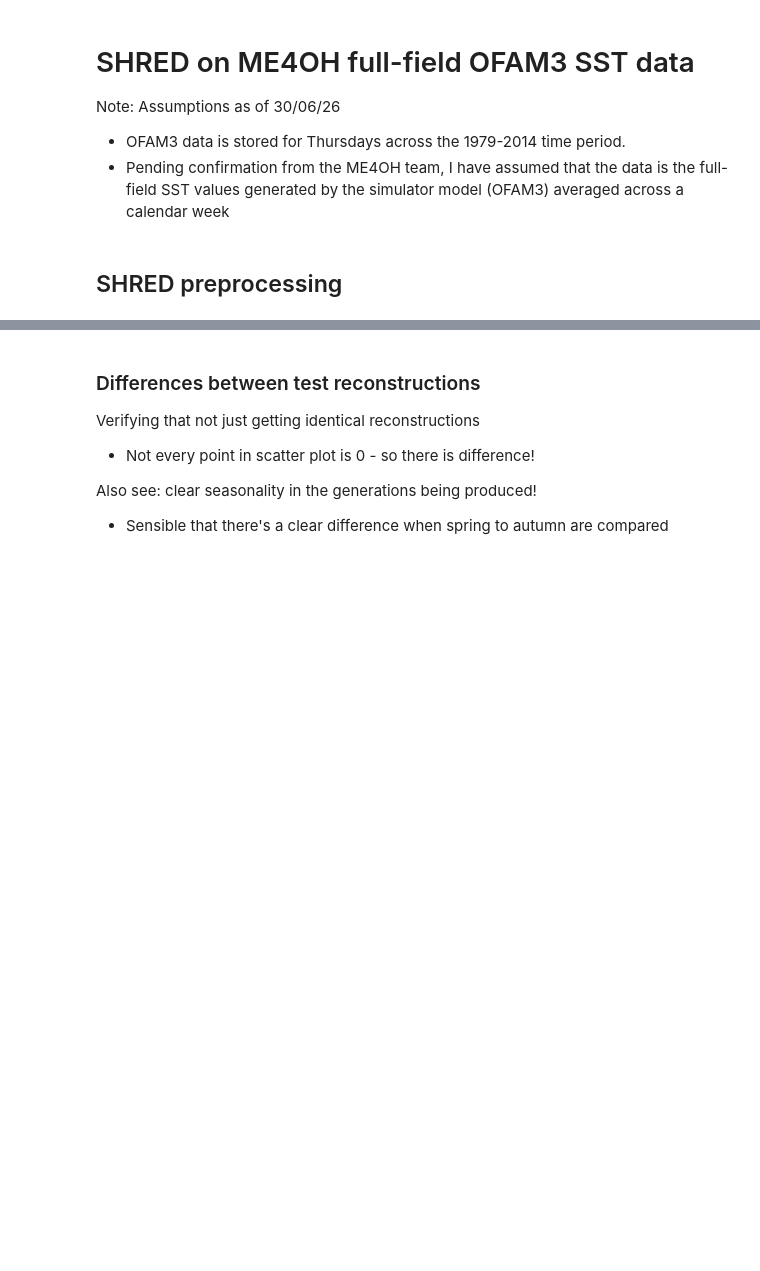
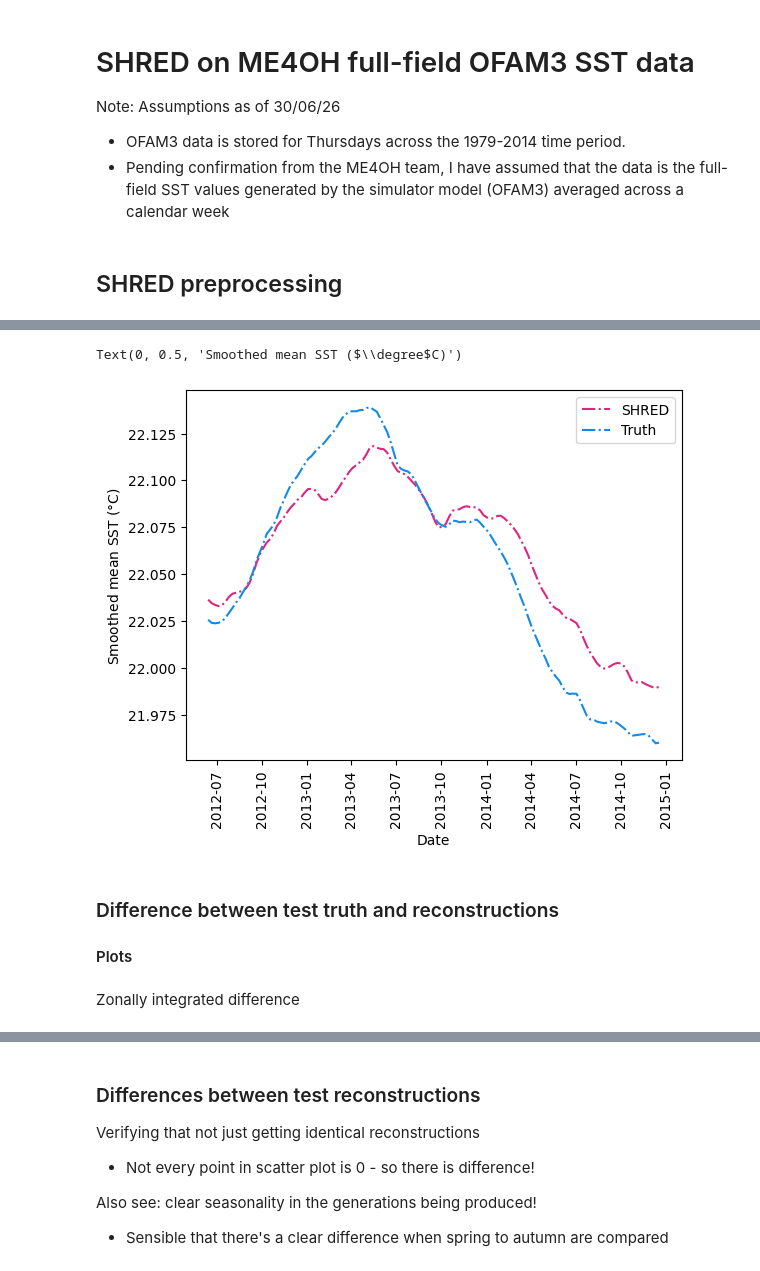
Before and after one commit to abbym-bristol/ME4OH_summer_project, a Jupyter notebook: SHRED_OFAM3_SST_static.ipynb, the cells around one changed output, grey strips where cells are left out. Cells and saved outputs as stored; diff of their text form; code cells hidden in the pictures; blank space fills up the shorter version.

```diff
--- a/SHRED_OFAM3_SST_static.ipynb
+++ b/SHRED_OFAM3_SST_static.ipynb
@@ -165,3 +211,13 @@ plt.title(f"{test_lag_dates[i]}")
+# %%
+sst_rolling_df[['SHRED', 'Truth']].plot(colormap=ListedColormap(["#dc267f","#1589e8"]), ls='-.')
+plt.xticks(rotation=90)
+plt.ylabel("Smoothed mean SST ($\\degree$C)")
+# %% [output]
+Text(0, 0.5, 'Smoothed mean SST ($\\degree$C)')
+[figure, added]
+# %% [markdown]
+### Difference between test truth and reconstructions
+#### Plots
 # %%
 difference = test_recons - test_ground_truth
 for i in [3]:# range(0, len(test_recons), 10):  # np.random.choice(range(len(test_recons)), 1):
@@ -185,3 +241,5 @@ for i in [3]:# range(0, len(test_recons), 10):  # np.random.choice(range(len(tes
     gs_diff_df = crop_df_to_area(diff_df, "GS", "Latitude")
 
     plot_compare_sst_recon(gs_recon_df, gs_true_df, diff_data=gs_diff_df, area='GS')
+# %% [markdown]
+Zonally integrated difference
```
Also changed, not shown: parts of 25 cells of this notebook, 1 other file.
